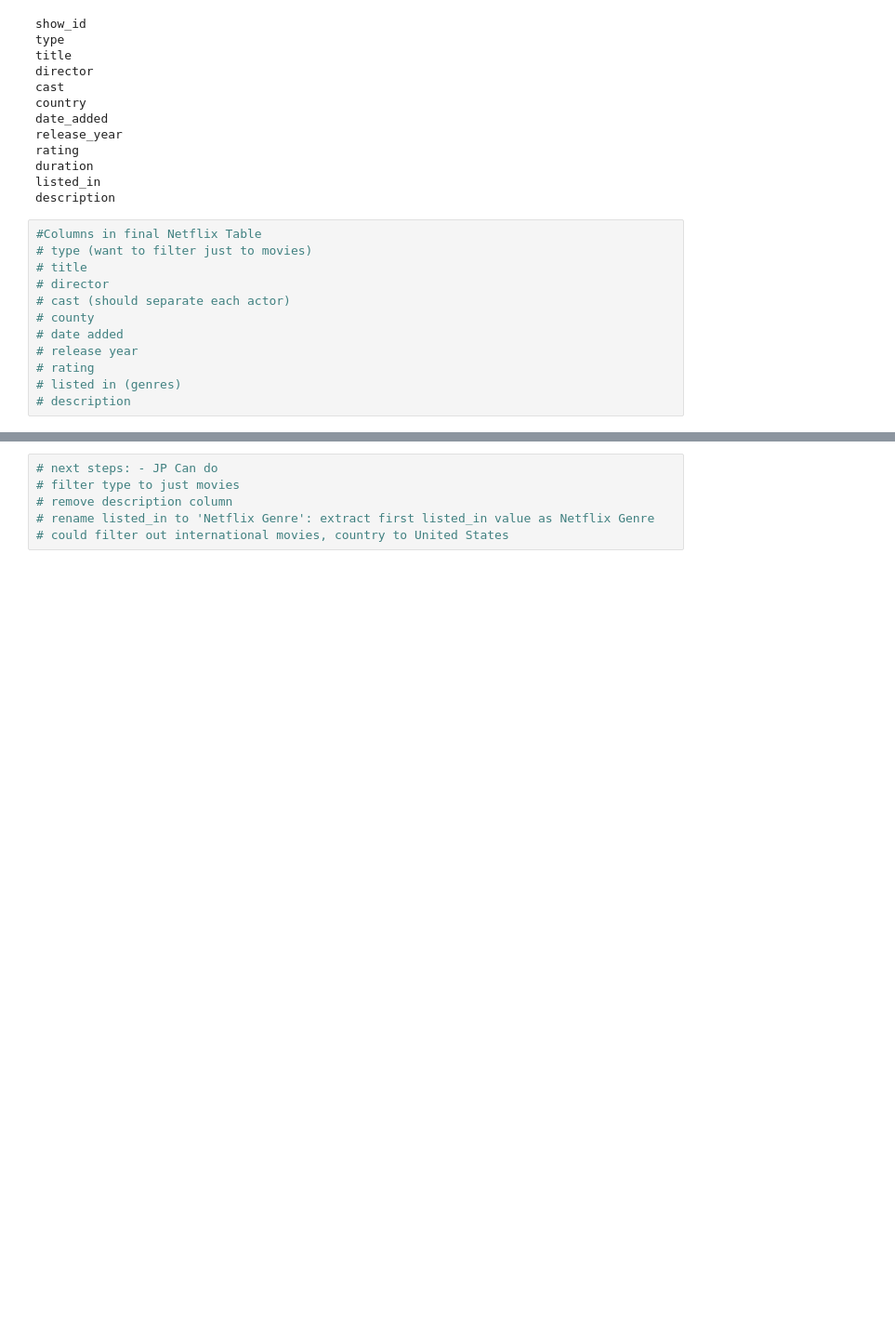
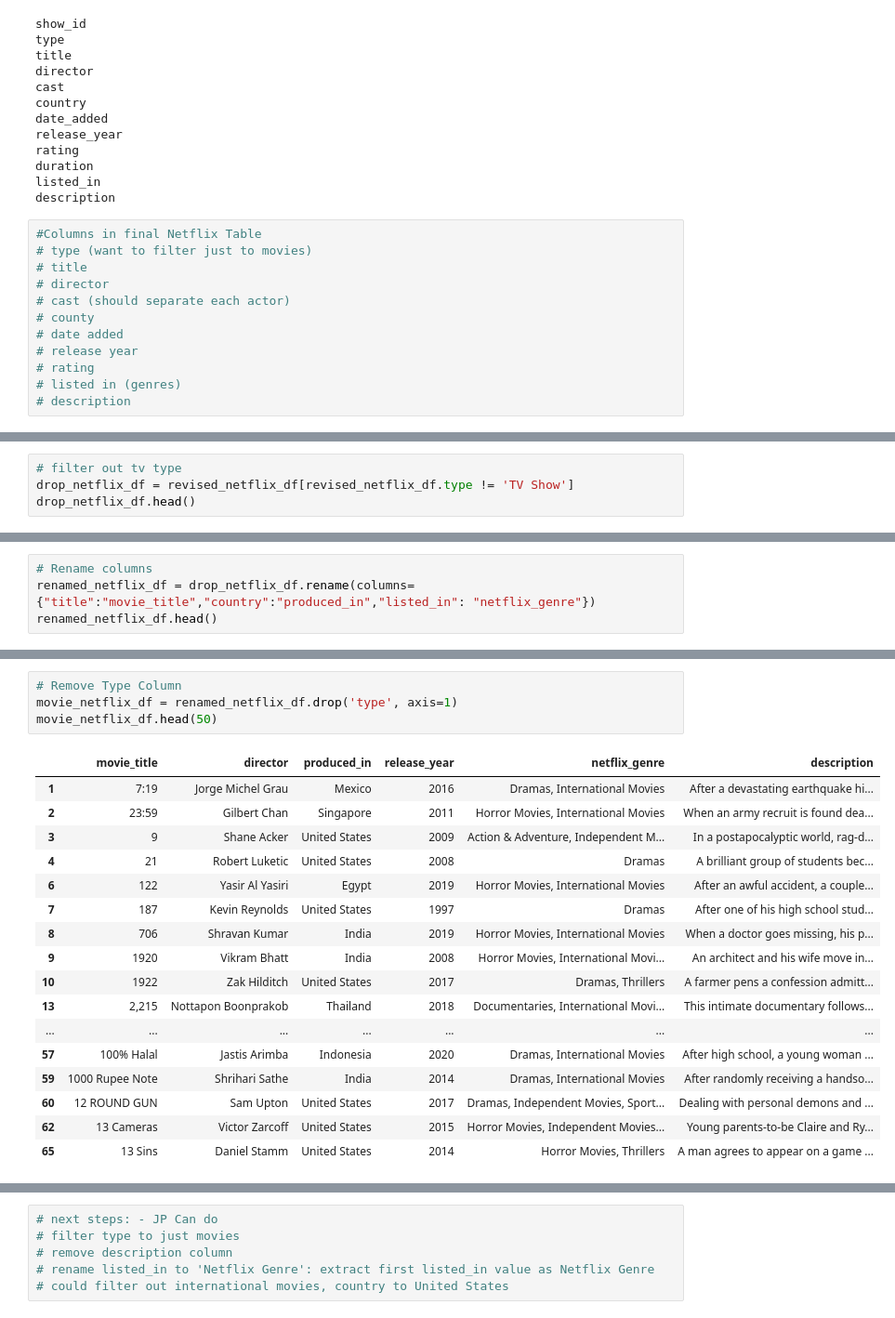
Before and after one commit to angelilucila/Group9_ETL, a Jupyter notebook: Netflix-Angeli.ipynb, the cells around one changed output, grey strips where cells are left out. Shown at 93% size. Drawn from its saved outputs; the diff is of its cells as text; blank space fills up the shorter version.

```diff
--- a/Netflix-Angeli.ipynb
+++ b/Netflix-Angeli.ipynb
@@ -79,0 +79,4 @@ revised_netflix_df.head()
+# %%
+# filter out tv type
+drop_netflix_df = revised_netflix_df[revised_netflix_df.type != 'TV Show']
+drop_netflix_df.head()
@@ -79,0 +90,4 @@ revised_netflix_df.head()
+# %%
+# Rename columns
+renamed_netflix_df = drop_netflix_df.rename(columns={"title":"movie_title","country":"produced_in","listed_in": "netflix_genre"})
+renamed_netflix_df.head()
@@ -79,0 +101,22 @@ revised_netflix_df.head()
+# %%
+# Remove Type Column
+movie_netflix_df = renamed_netflix_df.drop('type', axis=1)
+movie_netflix_df.head(50)
+# %% [output]
+|  | movie_title | director | produced_in | release_year | netflix_genre | description |
+| 1 | 7:19 | Jorge Michel Grau | Mexico | 2016 | Dramas, International Movies | After a devastating earthquake hi... |
+| 2 | 23:59 | Gilbert Chan | Singapore | 2011 | Horror Movies, International Movies | When an army recruit is found dea... |
+| 3 | 9 | Shane Acker | United States | 2009 | Action & Adventure, Independent M... | In a postapocalyptic world, rag-d... |
+| 4 | 21 | Robert Luketic | United States | 2008 | Dramas | A brilliant group of students bec... |
+| 6 | 122 | Yasir Al Yasiri | Egypt | 2019 | Horror Movies, International Movies | After an awful accident, a couple... |
+| 7 | 187 | Kevin Reynolds | United States | 1997 | Dramas | After one of his high school stud... |
+| 8 | 706 | Shravan Kumar | India | 2019 | Horror Movies, International Movies | When a doctor goes missing, his p... |
+| 9 | 1920 | Vikram Bhatt | India | 2008 | Horror Movies, International Movi... | An architect and his wife move in... |
+| 10 | 1922 | Zak Hilditch | United States | 2017 | Dramas, Thrillers | A farmer pens a confession admitt... |
+| 13 | 2,215 | Nottapon Boonprakob | Thailand | 2018 | Documentaries, International Movi... | This intimate documentary follows... |
+| ... | ... | ... | ... | ... | ... | ... |
+| 57 | 100% Halal | Jastis Arimba | Indonesia | 2020 | Dramas, International Movies | After high school, a young woman ... |
+| 59 | 1000 Rupee Note | Shrihari Sathe | India | 2014 | Dramas, International Movies | After randomly receiving a handso... |
+| 60 | 12 ROUND GUN | Sam Upton | United States | 2017 | Dramas, Independent Movies, Sport... | Dealing with personal demons and ... |
+| 62 | 13 Cameras | Victor Zarcoff | United States | 2015 | Horror Movies, Independent Movies... | Young parents-to-be Claire and Ry... |
+| 65 | 13 Sins | Daniel Stamm | United States | 2014 | Horror Movies, Thrillers | A man agrees to appear on a game ... |
```
Also changed, not shown: parts of 16 cells of this notebook.
